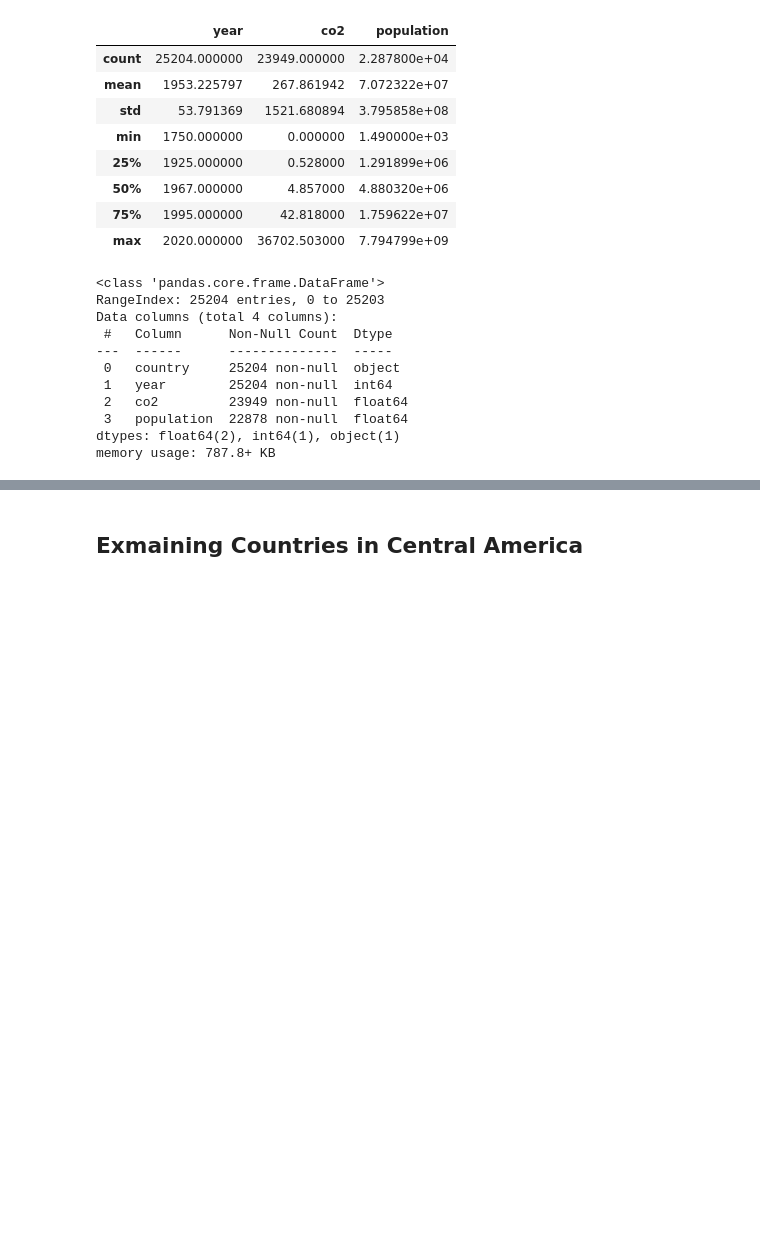
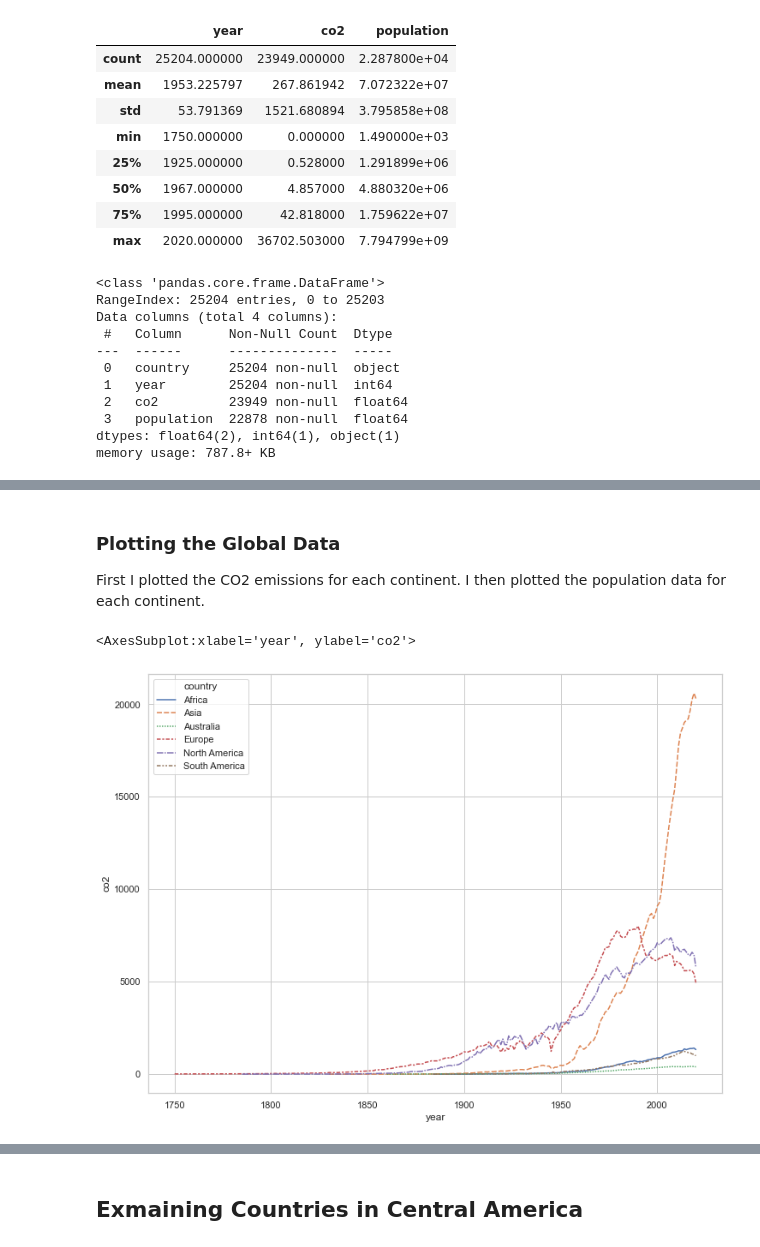
Before and after one commit to SaidhbhFoley/data_real_world_CO2, a Jupyter notebook: Real_World_CO2.ipynb, the cells around one changed output, grey strips where cells are left out. Cells and saved outputs as stored; diff of their text form; code cells hidden in the pictures; blank space fills up the shorter version.

```diff
--- a/Real_World_CO2.ipynb
+++ b/Real_World_CO2.ipynb
@@ -116,0 +352,11 @@ memory usage: 787.8+ KB
+# %% [markdown]
+### Plotting the Global Data
+
+First I plotted the CO2 emissions for each continent. I then plotted the population data for each continent.
+# %%
+sns.set(style="whitegrid", rc={'figure.figsize':(12,9)})
+
+sns.lineplot(data=dfglobal_data, x='year', y='co2', hue='country', style ='country')
+# %% [output]
+<AxesSubplot:xlabel='year', ylabel='co2'>
+[figure]
```
Also changed, not shown: parts of 69 cells of this notebook, 1 other file.
